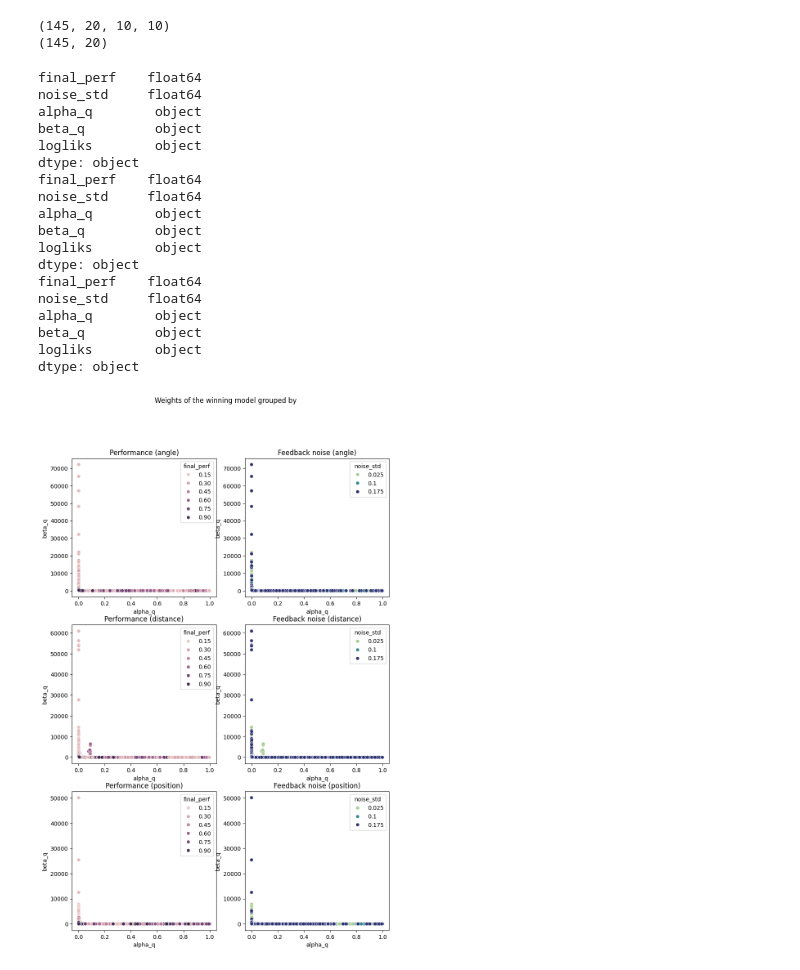
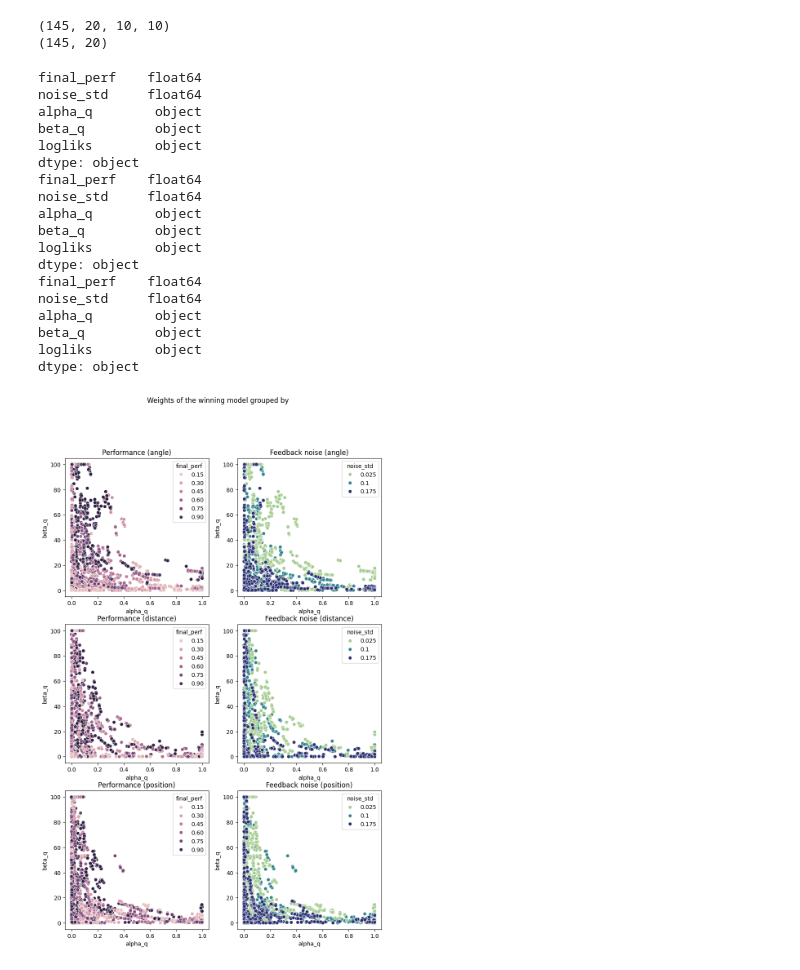
Before and after one commit to Erresthor/Behavioural_analog_to_BCI_training, a Jupyter notebook: computational_modeling_505_data_inversion.ipynb, the cells around one changed output. Drawn from its saved outputs; the diff is of its cells as text; code cells hidden in the pictures.

```diff
--- a/computational_modeling_505_data_inversion.ipynb
+++ b/computational_modeling_505_data_inversion.ipynb
@@ -758,7 +845,7 @@ Let's focus on the rw agent with biais for now, as it seems to be the most conse
 # %%
 
 
-interesting_model = results_dict["rw_agent_with_biais"]
+interesting_model = results_dict["rw_with_biais"]
 
 losses = interesting_model["losses_hist"]
 N_subj,N_heads,N_steps = losses.shape
@@ -897,7 +984,7 @@ for k,mod in enumerate(encoded_params.keys()):
     my_lls = ll_per_mod[mod]
 
     plot_df["alpha_q"] = np.reshape(my_params["alpha_Q"],(Nsubj,-1)).tolist()
-    plot_df["beta_q"] = np.reshape(my_params["beta_Q"],(Nsubj,-1)).tolist()
+    plot_df["beta_q"] = np.clip(np.reshape(my_params["beta_Q"],(Nsubj,-1)),0,100.0).tolist()
     plot_df["logliks"] = np.reshape(my_lls,(Nsubj,-1)).tolist()
 
     df_exploded = plot_df.apply(pd.Series.explode)
@@ -909,31 +996,31 @@ for k,mod in enumerate(encoded_params.keys()):
     sns.scatterplot(ax=axes[k,1],data = df_exploded,x="alpha_q",y="beta_q",hue="noise_std",palette=sns.color_palette("crest", as_cmap=True))
 
     sns.scatterplot(ax=axes2[k,0],data=df_exploded,x="final_perf",y="logliks")
     sns.stripplot(ax=axes2[k,1],data=df_exploded,x="noise_std",y="logliks",dodge=True)
 
 plt.show()
 
 
     # sns.scatterplot(ax=axes[0],data= df_exploded,x="rw_ck_alpha_ck",y="rw_ck_beta_ck",hue="final_perf")
     # sns.scatterplot(ax=axes[1],data = df_exploded,x="rw_ck_alpha_ck",y="rw_ck_beta_ck",hue="noise_std")
     # plt.show()
 # %% [output]
 final_perf    float64
 noise_std     float64
 alpha_q        object
 beta_q         object
 logliks        object
 dtype: object
 final_perf    float64
 noise_std     float64
 alpha_q        object
 beta_q         object
 logliks        object
 dtype: object
 final_perf    float64
 noise_std     float64
 alpha_q        object
 beta_q         object
 logliks        object
 dtype: object
-[figure, old version]
+[figure, new version]
```
Also changed, not shown: parts of 7 cells of this notebook, 44 other files.
